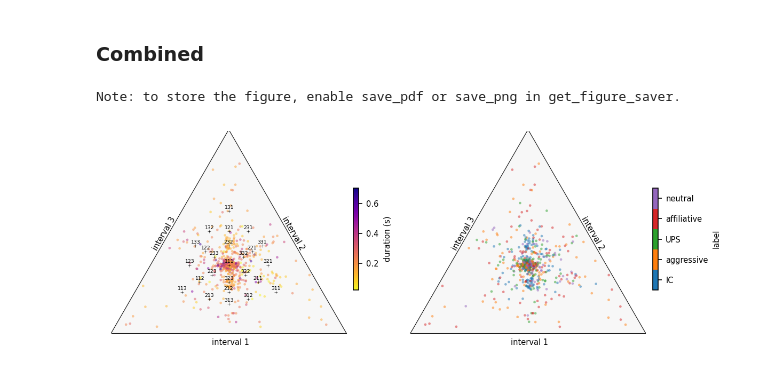
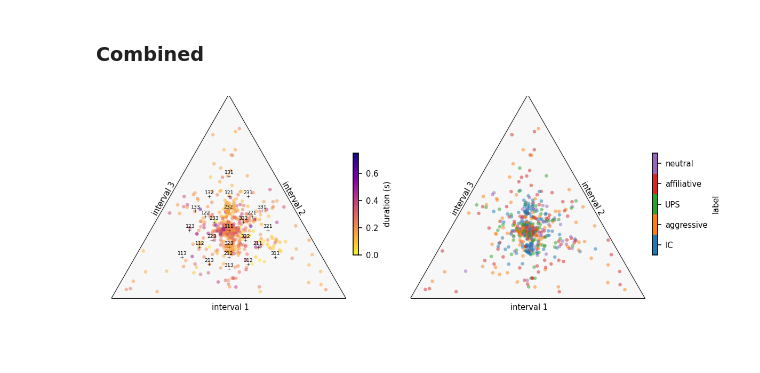
Before and after one commit to bacor/rhythm-triangles, a Jupyter notebook: notebooks/fernandez2021.ipynb, the cells around one changed output. Cells and saved outputs as stored; diff of their text form; code cells hidden in the pictures.

```diff
--- a/notebooks/fernandez2021.ipynb
+++ b/notebooks/fernandez2021.ipynb
@@ -19,7 +19,7 @@ DATA_DIR = '../data/fernandez2021'
 ORIGINAL_DATA_DIR = f'{DATA_DIR}/original-data'
 
 # Function to save figures: you can easily toggle this on/off globally
-savefig = get_figure_saver(group='fernandez2021', save_pdf=False, save_png=False)
+savefig = get_figure_saver(group='fernandez2021', save_pdf=True, save_png=True)
 # %% [markdown]
 ## Preprocessing
 # %% [markdown]
@@ -163,35 +173,34 @@ Note: to store the figure, enable save_pdf or save_png in get_figure_saver.
 fig, (ax1, ax2) = plt.subplots(1, 2, figsize=(8, 3), tight_layout=True)
 
 kws = dict(
-    scatter_kws=dict(s=5, alpha=.5),
+    scatter_kws=dict(s=10, alpha=.5), min_dur=0, max_dur=0.75,
     cbar_kws=dict(orientation='vertical', pad=0, fraction=0.02)
 )
 
 # Plot, colored by duration
 intervals = load_intervals('fernandez2021', 'fernandez2021')
 motifs, duration = normalize(ngram_motifs(intervals, length=3))
 ternary_motif_plot(motifs, duration, ax=ax1, **kws)
 
 # Plot colored by category
 types = [ 'neutral', 'affiliative', 'UPS', 'aggressive', 'IC']
 subset = separate_sequences(df[df['syllable_train_type'].isin(types)])
 
 # Get rhythm motifs
 intervals = subset['syllable_ioi'].values
 motifs, duration = normalize(ngram_motifs(intervals, length=3))
 
 # Determine labels
 # Ignore columns where ioi is missing, but train type is not (i.e., last syll in a seq)
 mismatch = subset['syllable_ioi'].isna() & (~subset['syllable_train_type'].isna())
 train_types = subset[~mismatch]['syllable_train_type'].values
 # All motifs in a sequence have the same type, so we just pick the first
 labels = string_motifs(train_types, 3, aggregator=lambda motif: motif[0])
 
 ternary_motif_plot(motifs, duration, labels=labels,
     ratios=False, ratio_kws=dict(factors=[1,2]), ax=ax2,
     **kws)
 
 savefig('overview')
 # %% [output]
-Note: to store the figure, enable save_pdf or save_png in get_figure_saver.
-[figure, old version]
+[figure, new version]
```
Also changed, not shown: parts of 4 cells of this notebook, 11 other files.
